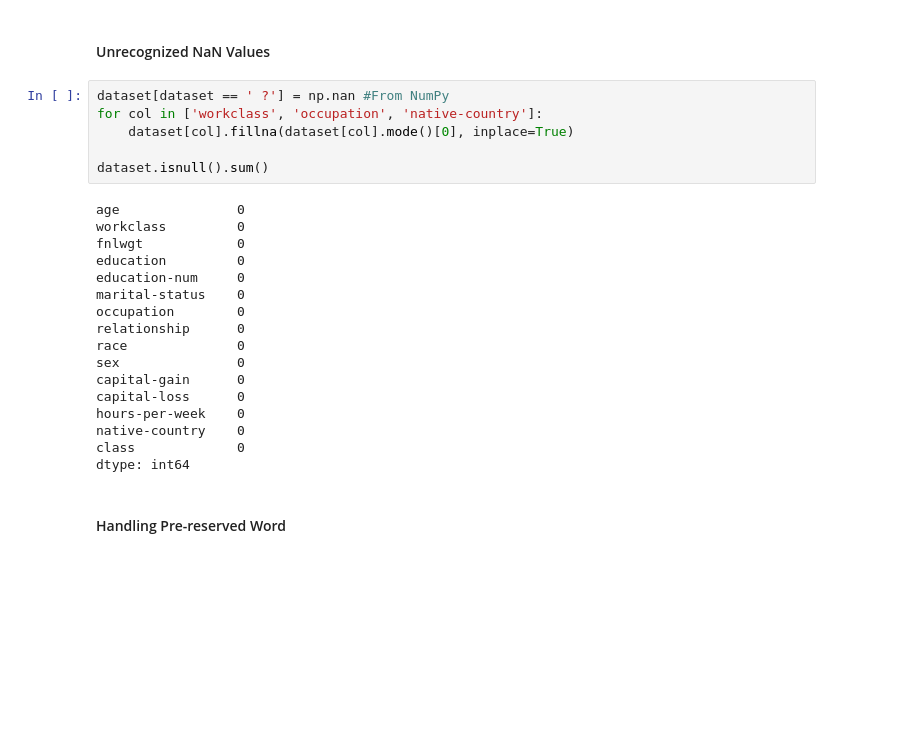
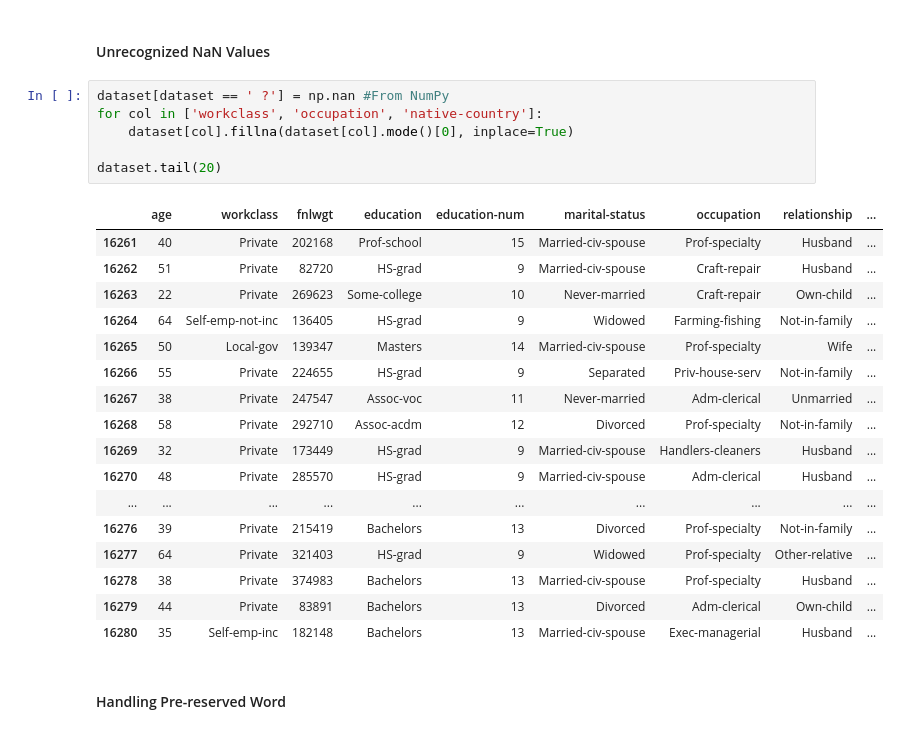
Before and after one commit to muopensource/au-predictive-modeling, a Jupyter notebook: au_model.ipynb, the cells around one changed output. Cells and saved outputs as stored; diff of their text form; blank space fills up the shorter version.

```diff
--- a/au_model.ipynb
+++ b/au_model.ipynb
@@ -115,26 +117,27 @@ memory usage: 6.0+ MB
 # %%
 dataset[dataset == ' ?'] = np.nan #From NumPy
 for col in ['workclass', 'occupation', 'native-country']:
     dataset[col].fillna(dataset[col].mode()[0], inplace=True)
 
-dataset.isnull().sum()
+dataset.tail(20)
 # %% [output]
-age               0
-workclass         0
-fnlwgt            0
-education         0
-education-num     0
-marital-status    0
-occupation        0
-relationship      0
-race              0
-sex               0
-capital-gain      0
-capital-loss      0
-hours-per-week    0
-native-country    0
-class             0
-dtype: int64
+|  | age | workclass | fnlwgt | education | education-num | marital-status | occupation | relationship | ... |
+| 16261 | 40 | Private | 202168 | Prof-school | 15 | Married-civ-spouse | Prof-specialty | Husband | ... |
+| 16262 | 51 | Private | 82720 | HS-grad | 9 | Married-civ-spouse | Craft-repair | Husband | ... |
+| 16263 | 22 | Private | 269623 | Some-college | 10 | Never-married | Craft-repair | Own-child | ... |
+| 16264 | 64 | Self-emp-not-inc | 136405 | HS-grad | 9 | Widowed | Farming-fishing | Not-in-family | ... |
+| 16265 | 50 | Local-gov | 139347 | Masters | 14 | Married-civ-spouse | Prof-specialty | Wife | ... |
+| 16266 | 55 | Private | 224655 | HS-grad | 9 | Separated | Priv-house-serv | Not-in-family | ... |
+| 16267 | 38 | Private | 247547 | Assoc-voc | 11 | Never-married | Adm-clerical | Unmarried | ... |
+| 16268 | 58 | Private | 292710 | Assoc-acdm | 12 | Divorced | Prof-specialty | Not-in-family | ... |
+| 16269 | 32 | Private | 173449 | HS-grad | 9 | Married-civ-spouse | Handlers-cleaners | Husband | ... |
+| 16270 | 48 | Private | 285570 | HS-grad | 9 | Married-civ-spouse | Adm-clerical | Husband | ... |
+| ... | ... | ... | ... | ... | ... | ... | ... | ... | ... |
+| 16276 | 39 | Private | 215419 | Bachelors | 13 | Divorced | Prof-specialty | Not-in-family | ... |
+| 16277 | 64 | Private | 321403 | HS-grad | 9 | Widowed | Prof-specialty | Other-relative | ... |
+| 16278 | 38 | Private | 374983 | Bachelors | 13 | Married-civ-spouse | Prof-specialty | Husband | ... |
+| 16279 | 44 | Private | 83891 | Bachelors | 13 | Divorced | Adm-clerical | Own-child | ... |
+| 16280 | 35 | Self-emp-inc | 182148 | Bachelors | 13 | Married-civ-spouse | Exec-managerial | Husband | ... |
 # %% [markdown]
 #### Handling Pre-reserved Word
 # %%
```
Also changed, not shown: parts of 46 cells of this notebook.
